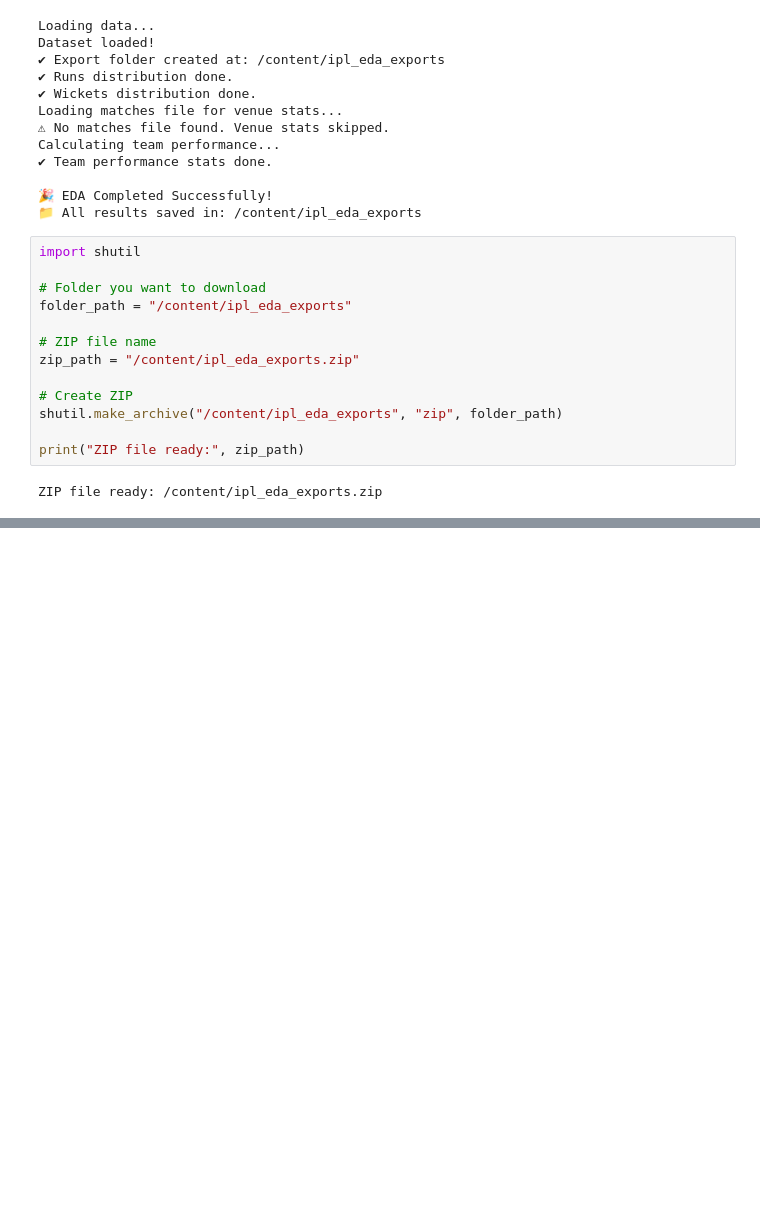
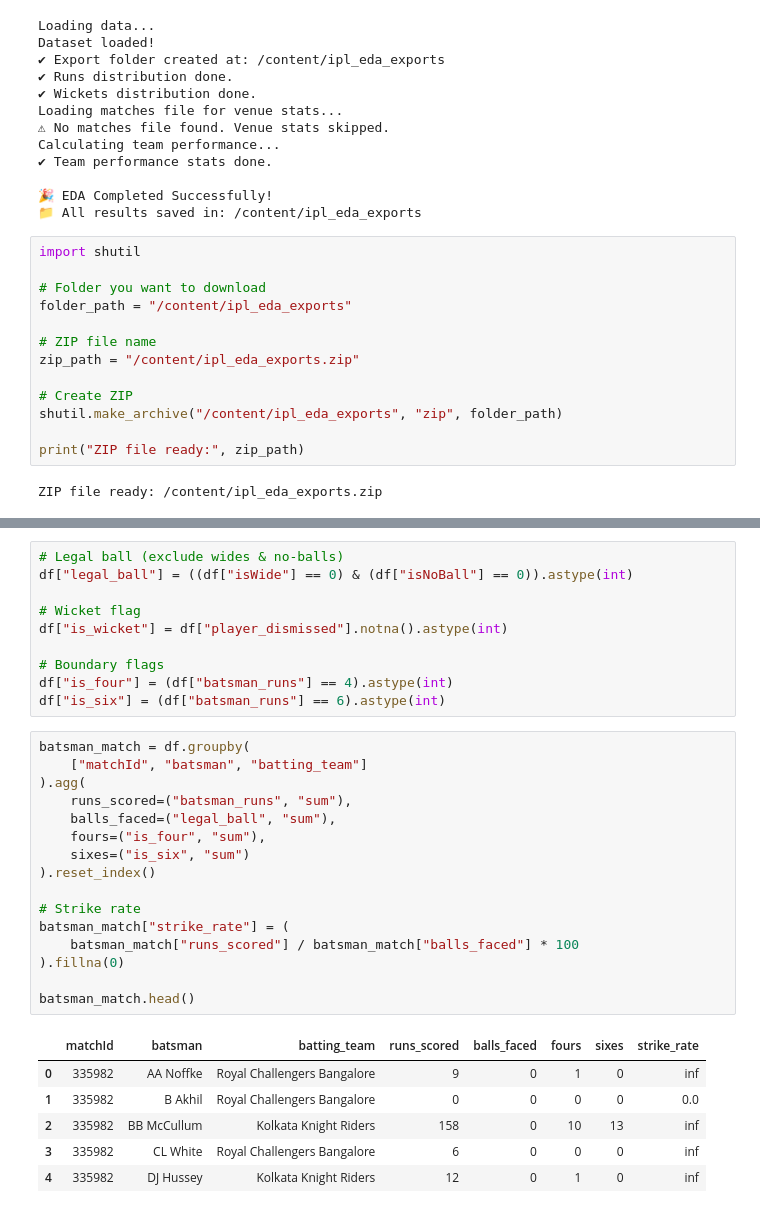
Before and after one commit to angirekulamanoj19-dotcom/Cricket-Player-Performance-Prediction---Group-1-, a Jupyter notebook: cricketplayeranalysis.ipynb, the cells around one changed output, grey strips where cells are left out. Drawn from its saved outputs; the diff is of its cells as text; blank space fills up the shorter version.

```diff
--- a/cricketplayeranalysis.ipynb
+++ b/cricketplayeranalysis.ipynb
@@ -890,3 +896,36 @@ files.download("/content/ipl_eda_exports.zip")
 # %% [output]
 [interactive output not drawn]
 [interactive output not drawn]
+# %%
+# Legal ball (exclude wides & no-balls)
+df["legal_ball"] = ((df["isWide"] == 0) & (df["isNoBall"] == 0)).astype(int)
+
+# Wicket flag
+df["is_wicket"] = df["player_dismissed"].notna().astype(int)
+
+# Boundary flags
+df["is_four"] = (df["batsman_runs"] == 4).astype(int)
+df["is_six"] = (df["batsman_runs"] == 6).astype(int)
+# %%
+batsman_match = df.groupby(
+    ["matchId", "batsman", "batting_team"]
+).agg(
+    runs_scored=("batsman_runs", "sum"),
+    balls_faced=("legal_ball", "sum"),
+    fours=("is_four", "sum"),
+    sixes=("is_six", "sum")
+).reset_index()
+
+# Strike rate
+batsman_match["strike_rate"] = (
+    batsman_match["runs_scored"] / batsman_match["balls_faced"] * 100
+).fillna(0)
+
+batsman_match.head()
+# %% [output]
+|  | matchId | batsman | batting_team | runs_scored | balls_faced | fours | sixes | strike_rate |
+| 0 | 335982 | AA Noffke | Royal Challengers Bangalore | 9 | 0 | 1 | 0 | inf |
+| 1 | 335982 | B Akhil | Royal Challengers Bangalore | 0 | 0 | 0 | 0 | 0.0 |
+| 2 | 335982 | BB McCullum | Kolkata Knight Riders | 158 | 0 | 10 | 13 | inf |
+| 3 | 335982 | CL White | Royal Challengers Bangalore | 6 | 0 | 0 | 0 | inf |
+| 4 | 335982 | DJ Hussey | Kolkata Knight Riders | 12 | 0 | 1 | 0 | inf |
```
Also changed, not shown: parts of 20 cells of this notebook.
